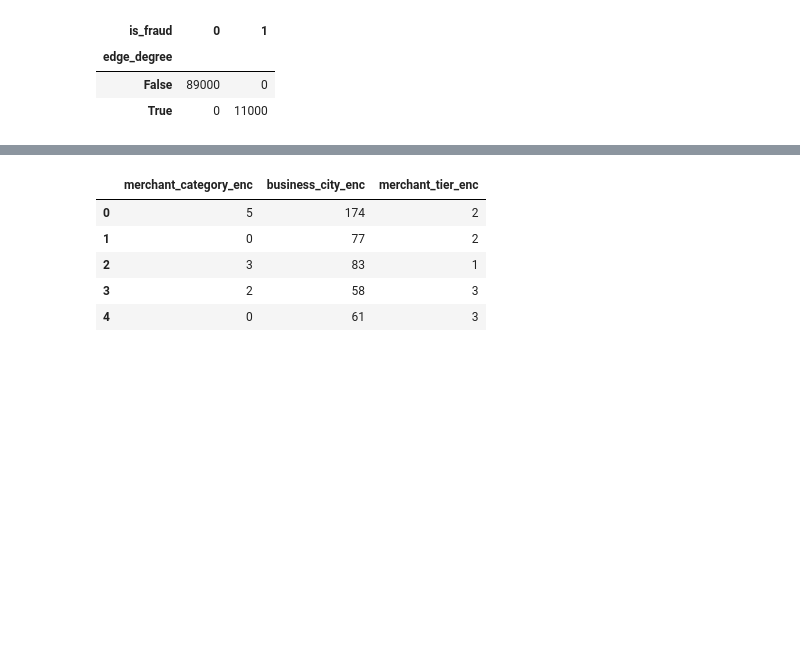
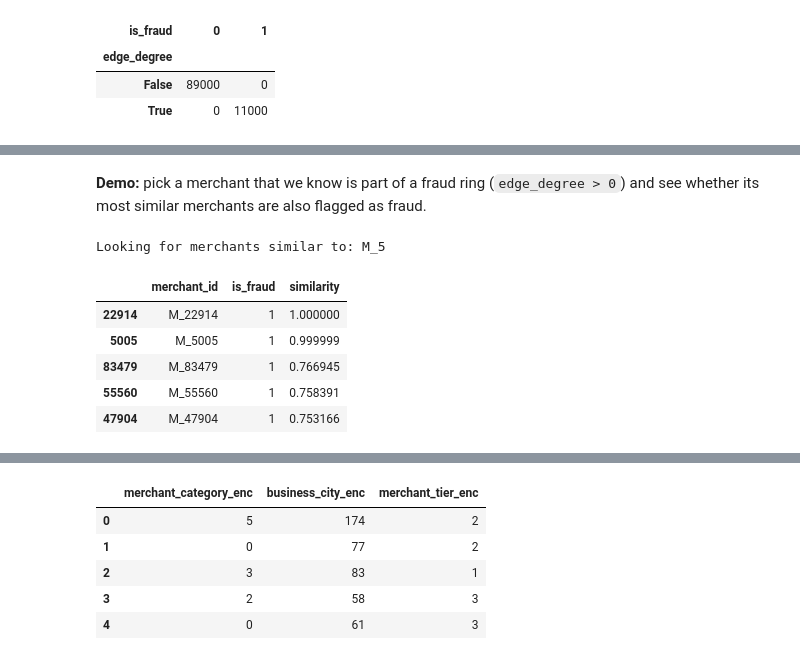
Before and after one commit to tanishqkatiyar-sys/PAN-Merchant-Fraud-Detection, a Jupyter notebook: ML/PAN_Merchant_Fraud_Detection_EDA_Modeling.ipynb, the cells around one changed output, grey strips where cells are left out. Cells and saved outputs as stored; diff of their text form; code cells hidden in the pictures; blank space fills up the shorter version.

```diff
--- a/ML/PAN_Merchant_Fraud_Detection_EDA_Modeling.ipynb
+++ b/ML/PAN_Merchant_Fraud_Detection_EDA_Modeling.ipynb
@@ -280,0 +369,37 @@ Correlation between edge_degree and is_fraud: 0.9996
+# %%
+from sklearn.metrics.pairwise import cosine_similarity
+
+embedding_cols = [c for c in merchants.columns if c.startswith("emb_")]
+embedding_matrix = merchants[embedding_cols].values
+merchant_id_list = merchants["merchant_id"].tolist()
+id_to_row = {mid: i for i, mid in enumerate(merchant_id_list)}
+
+
+def find_similar_merchants(merchant_id, top_n=5):
+    """Return the top_n merchants whose embedding is most similar to merchant_id's."""
+    row_idx = id_to_row[merchant_id]
+    target_vector = embedding_matrix[row_idx].reshape(1, -1)
+
+
+    similarities = cosine_similarity(target_vector, embedding_matrix)[0]
+
+    result = merchants[["merchant_id", "is_fraud"]].copy()
+    result["similarity"] = similarities
+    result = result[result["merchant_id"] != merchant_id]
+    return result.sort_values("similarity", ascending=False).head(top_n)
+# %% [markdown]
+**Demo:** pick a merchant that we know is part of a fraud ring (`edge_degree > 0`)
+and see whether its most similar merchants are also flagged as fraud.
+# %%
+example_fraud_merchant = merchants.loc[merchants["edge_degree"] > 0, "merchant_id"].iloc[0]
+print(f"Looking for merchants similar to: {example_fraud_merchant}")
+
+find_similar_merchants(example_fraud_merchant, top_n=5)
+# %% [output]
+Looking for merchants similar to: M_5
+|  | merchant_id | is_fraud | similarity |
+| 22914 | M_22914 | 1 | 1.000000 |
+| 5005 | M_5005 | 1 | 0.999999 |
+| 83479 | M_83479 | 1 | 0.766945 |
+| 55560 | M_55560 | 1 | 0.758391 |
+| 47904 | M_47904 | 1 | 0.753166 |
```
Also changed, not shown: parts of 14 cells of this notebook, 1 other file.
